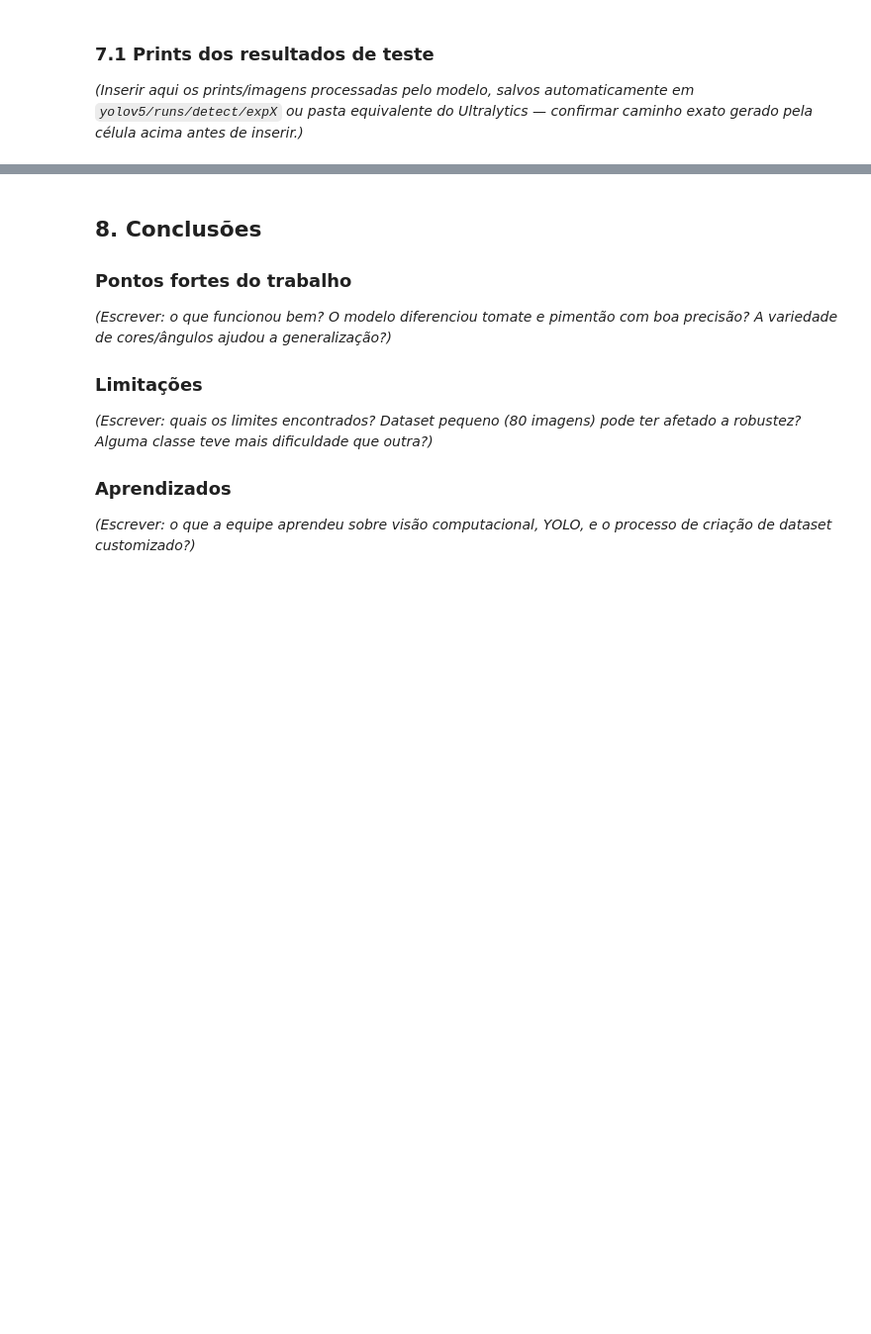
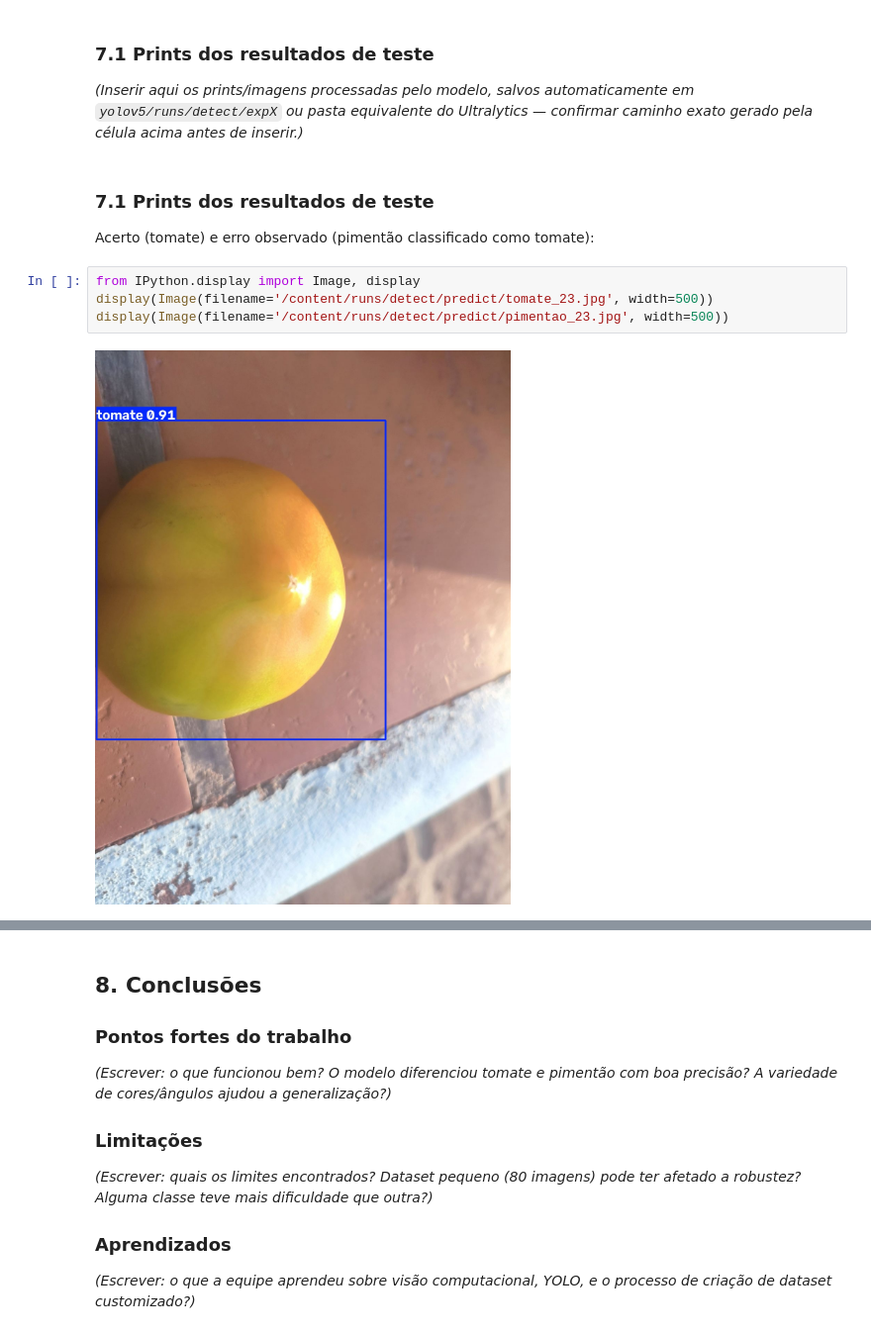
Before and after one commit to Graca-Gerson/grupo-3-farmtech-fase6, a Jupyter notebook: GersonFerreiraDaGraca_rm569624_pbl_fase6.ipynb, the cells around one changed output, grey strips where cells are left out. Shown at 99% size. Drawn from its saved outputs; the diff is of its cells as text; blank space fills up the shorter version.

```diff
--- a/GersonFerreiraDaGraca_rm569624_pbl_fase6.ipynb
+++ b/GersonFerreiraDaGraca_rm569624_pbl_fase6.ipynb
@@ -238,3 +357,13 @@ print(f"Total de imagens testadas: {len(resultados_teste)}")
 *(Inserir aqui os prints/imagens processadas pelo modelo, salvos automaticamente em
 `yolov5/runs/detect/expX` ou pasta equivalente do Ultralytics — confirmar caminho exato
 gerado pela célula acima antes de inserir.)*
+# %% [markdown]
+### 7.1 Prints dos resultados de teste
+
+Acerto (tomate) e erro observado (pimentão classificado como tomate):
+# %%
+from IPython.display import Image, display
+display(Image(filename='/content/runs/detect/predict/tomate_23.jpg', width=500))
+display(Image(filename='/content/runs/detect/predict/pimentao_23.jpg', width=500))
+# %% [output]
+[figure, added]
```
Also changed, not shown: parts of 13 cells of this notebook.
